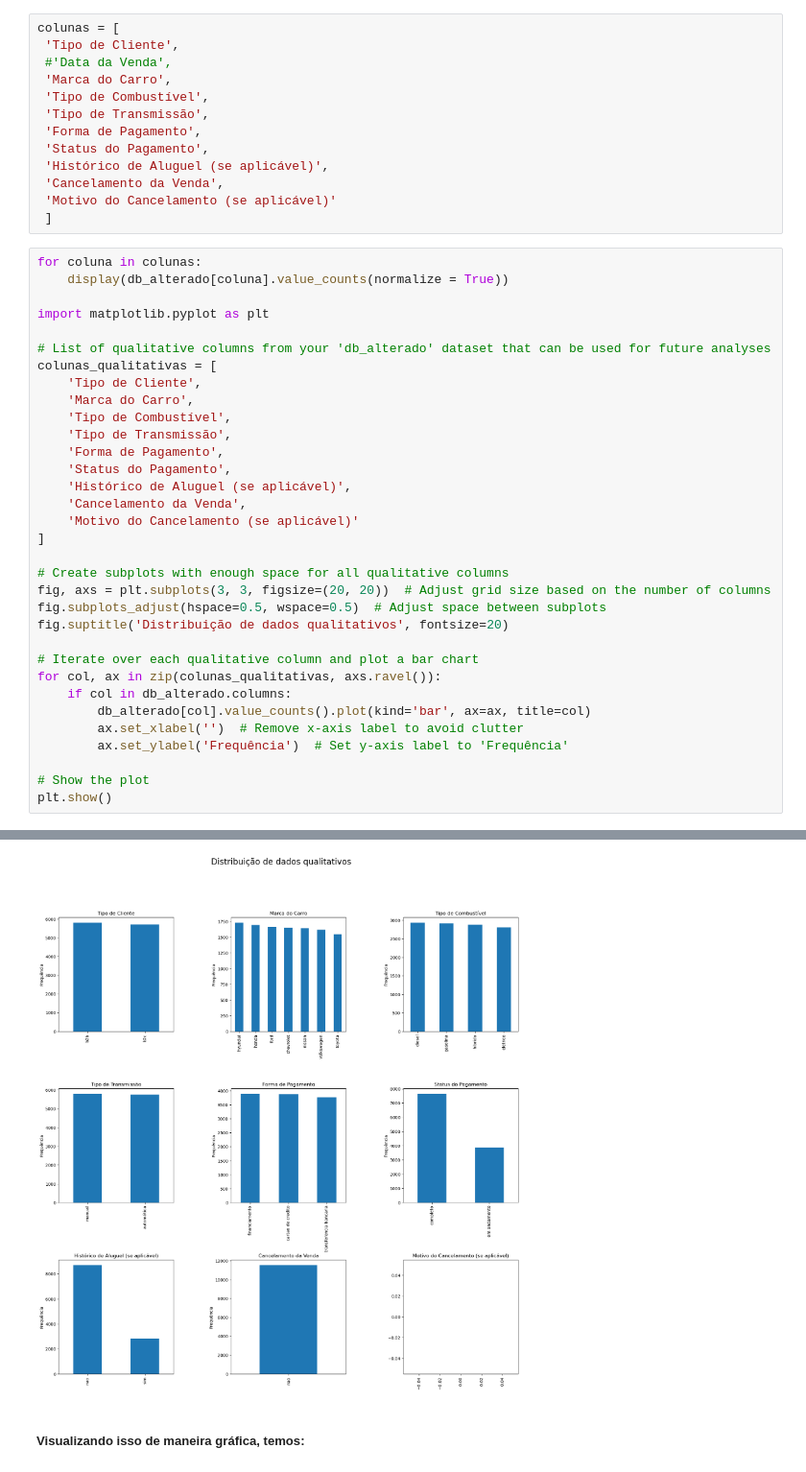
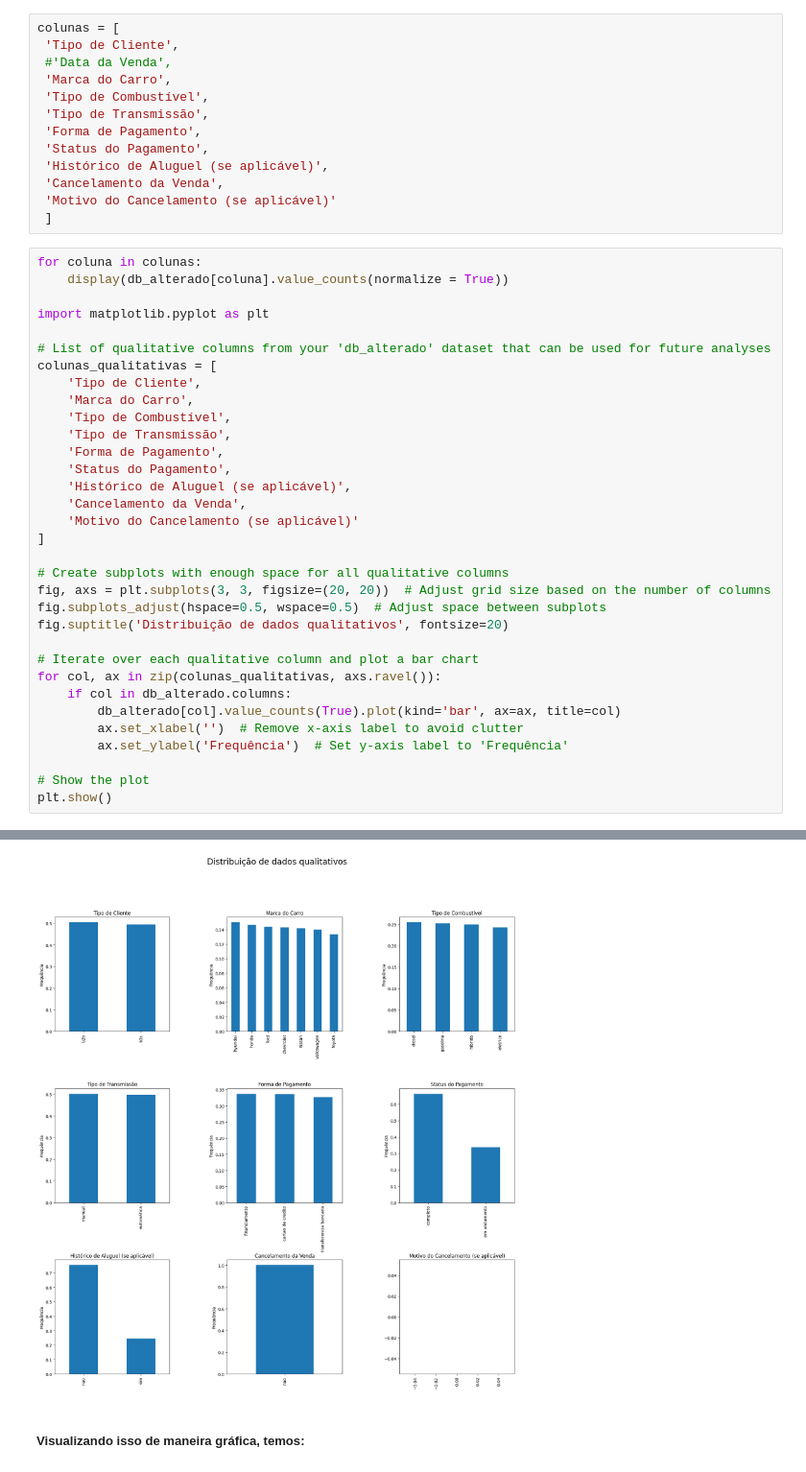
Before and after one commit to Henrique-Albuquerque2/PS-IJR-Grupo10, a Jupyter notebook: AnaliseVendas.ipynb, the cells around one changed output, grey strips where cells are left out. Shown at 96% size. Cells and saved outputs as stored; diff of their text form.

```diff
--- a/AnaliseVendas.ipynb
+++ b/AnaliseVendas.ipynb
@@ -408,7 +403,7 @@ fig.suptitle('Distribuição de dados qualitativos', fontsize=20)
 # Iterate over each qualitative column and plot a bar chart
 for col, ax in zip(colunas_qualitativas, axs.ravel()):
     if col in db_alterado.columns:
-        db_alterado[col].value_counts().plot(kind='bar', ax=ax, title=col)
+        db_alterado[col].value_counts(True).plot(kind='bar', ax=ax, title=col)
         ax.set_xlabel('')  # Remove x-axis label to avoid clutter
         ax.set_ylabel('Frequência')  # Set y-axis label to 'Frequência'
 
@@ -429,34 +424,34 @@ volkswagen    0.140293
 toyota        0.133877
 Name: proportion, dtype: float64
 Tipo de Combustível
 diesel      0.254574
 gasolina    0.252406
 hibrido     0.249805
 eletrico    0.243215
 Name: proportion, dtype: float64
 Tipo de Transmissão
 manual        0.502038
 automática    0.497962
 Name: proportion, dtype: float64
 Forma de Pagamento
 financiamento             0.337033
 cartao de credito         0.336079
 transferencia bancaria    0.326888
 Name: proportion, dtype: float64
 Status do Pagamento
 completo        0.662967
 em andamento    0.337033
 Name: proportion, dtype: float64
 Histórico de Aluguel (se aplicável)
 nao    0.75427
 sim    0.24573
 Name: proportion, dtype: float64
 Cancelamento da Venda
 nao    1.0
 Name: proportion, dtype: float64
 Series([], Name: proportion, dtype: float64)
 IndexError: index 0 is out of bounds for axis 0 with size 0
-[figure, old version]
+[figure, new version]
 # %% [markdown]
 ##### Visualizando isso de maneira gráfica, temos:
 # %%
```
Also changed, not shown: parts of 3 cells of this notebook, 1 other file.
